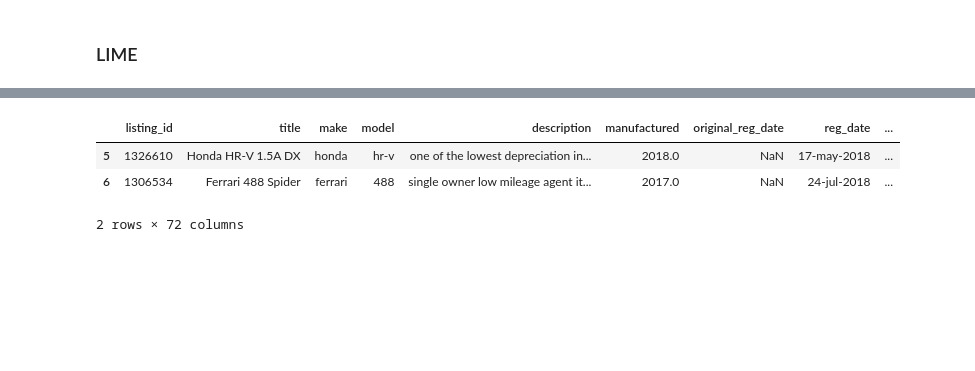
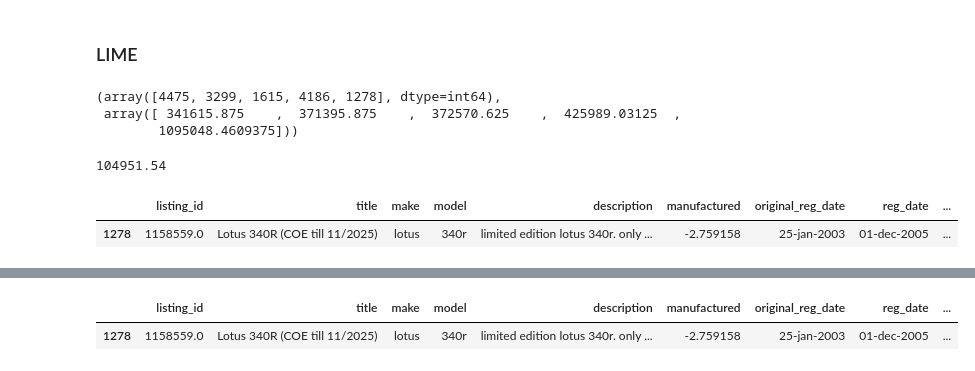
Before and after one commit to melloo21/CS5228_project, a Jupyter notebook: Model Explanability.ipynb, the cells around one changed output, grey strips where cells are left out. Saved outputs shown, nothing was run; the diff lists cells and outputs as text; code cells hidden in the pictures; blank space fills up the shorter version.

Commit message:
update model explanability

```diff
--- a/Model Explanability.ipynb
+++ b/Model Explanability.ipynb
@@ -204,3 +177,28 @@ y_val = val_df['price']
+# %%
+pd.options.display.max_columns = None
+import numpy as np
+import lime
+from lime.lime_tabular import LimeTabularExplainer
+# %%
+abs_diff = np.abs(y_val - y_val_pred)
+topk = 5
+max_diff_index = np.argpartition(abs_diff,-topk)[-topk:]
+max_diff_index, abs_diff[max_diff_index]
+# %% [output]
+(array([4475, 3299, 1615, 4186, 1278], dtype=int64),
+ array([ 341615.875    ,  371395.875    ,  372570.625    ,  425989.03125  ,
+        1095048.4609375]))
+# %%
+j = 1278
+# %%
+y_val_pred[j]
+# %% [output]
+104951.54
+# %%
+val_df.iloc[[j]]
+# %% [output]
+|  | listing_id | title | make | model | description | manufactured | original_reg_date | reg_date | ... |
+| 1278 | 1158559.0 | Lotus 340R (COE till 11/2025) | lotus | 340r | limited edition lotus 340r. only ... | -2.759158 | 25-jan-2003 | 01-dec-2005 | ... |
 # %%
 
 # Initialize the explainer
@@ -212,8 +209,8 @@ explainer = LimeTabularExplainer(
 )
 # %%
 # Choose an instance to explain (e.g., first instance in the test set)
-j = 5
-instance = X_val.iloc[j].values
+
+instance = X_val[j]
 
 explanation = explainer.explain_instance(
     data_row=instance,
@@ -224,9 +221,7 @@ explanation.show_in_notebook(show_table=True, show_all=False)
 # %% [output]
 [interactive output not drawn]
 # %%
-val_df.iloc[5:7]
+val_df.iloc[[j]]
 # %% [output]
 |  | listing_id | title | make | model | description | manufactured | original_reg_date | reg_date | ... |
-| 5 | 1326610 | Honda HR-V 1.5A DX | honda | hr-v | one of the lowest depreciation in... | 2018.0 | NaN | 17-may-2018 | ... |
-| 6 | 1306534 | Ferrari 488 Spider | ferrari | 488 | single owner low mileage agent it... | 2017.0 | NaN | 24-jul-2018 | ... |
+| 1278 | 1158559.0 | Lotus 340R (COE till 11/2025) | lotus | 340r | limited edition lotus 340r. only ... | -2.759158 | 25-jan-2003 | 01-dec-2005 | ... |
-2 rows × 72 columns
```
Also changed, not shown: parts of 10 cells of this notebook, 1 other file.
